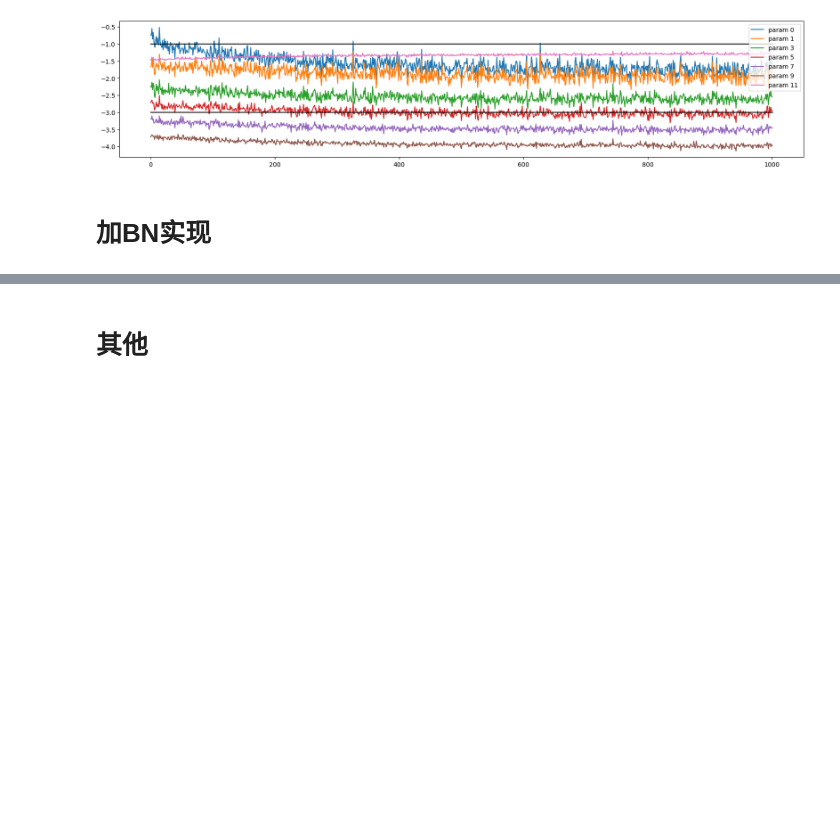
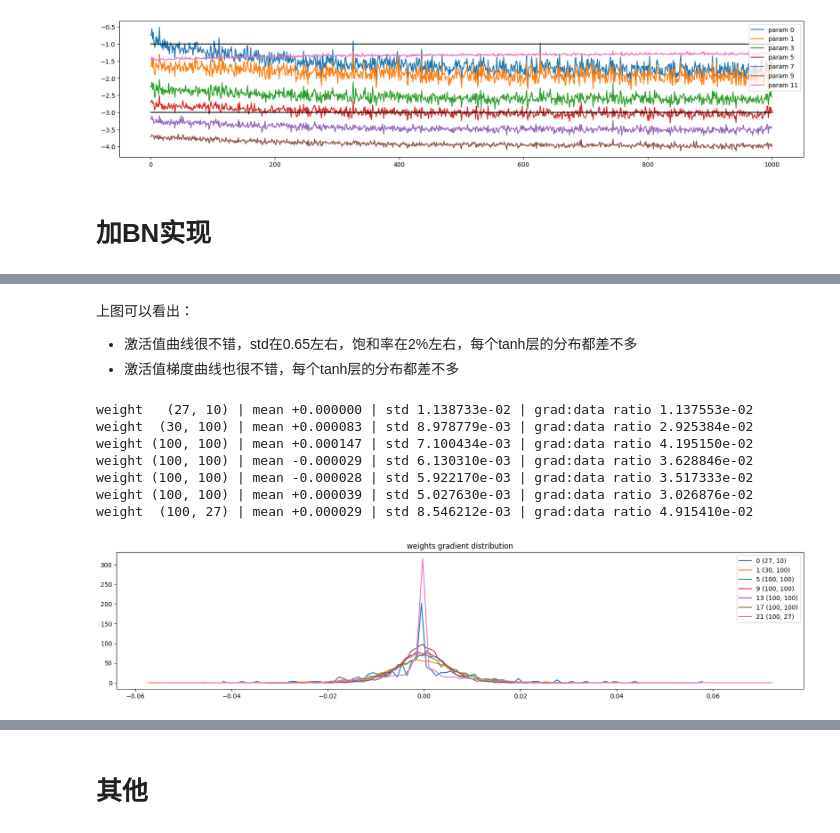
Before and after one commit to CastleDream/learnGPTfromScratch, a Jupyter notebook: code/4_MLP2_demo.ipynb, the cells around one changed output, grey strips where cells are left out. Drawn from its saved outputs; the diff is of its cells as text; code cells hidden in the pictures; blank space fills up the shorter version.

```diff
--- a/code/4_MLP2_demo.ipynb
+++ b/code/4_MLP2_demo.ipynb
@@ -692,0 +803,16 @@ plot_update_data_ratio(ud)
+# %% [markdown]
+上图可以看出：
++ 激活值曲线很不错，std在0.65左右，饱和率在2%左右，每个tanh层的分布都差不多
++ 激活值梯度曲线也很不错，每个tanh层的分布都差不多
+# %%
+# 权重参数梯度分布
+plot_w_grad(parameters)
+# %% [output]
+weight   (27, 10) | mean +0.000000 | std 1.138733e-02 | grad:data ratio 1.137553e-02
+weight  (30, 100) | mean +0.000083 | std 8.978779e-03 | grad:data ratio 2.925384e-02
+weight (100, 100) | mean +0.000147 | std 7.100434e-03 | grad:data ratio 4.195150e-02
+weight (100, 100) | mean -0.000029 | std 6.130310e-03 | grad:data ratio 3.628846e-02
+weight (100, 100) | mean -0.000028 | std 5.922170e-03 | grad:data ratio 3.517333e-02
+weight (100, 100) | mean +0.000039 | std 5.027630e-03 | grad:data ratio 3.026876e-02
+weight  (100, 27) | mean +0.000029 | std 8.546212e-03 | grad:data ratio 4.915410e-02
+[figure, added]
```
Also changed, not shown: parts of 15 cells of this notebook, 5 other files.
